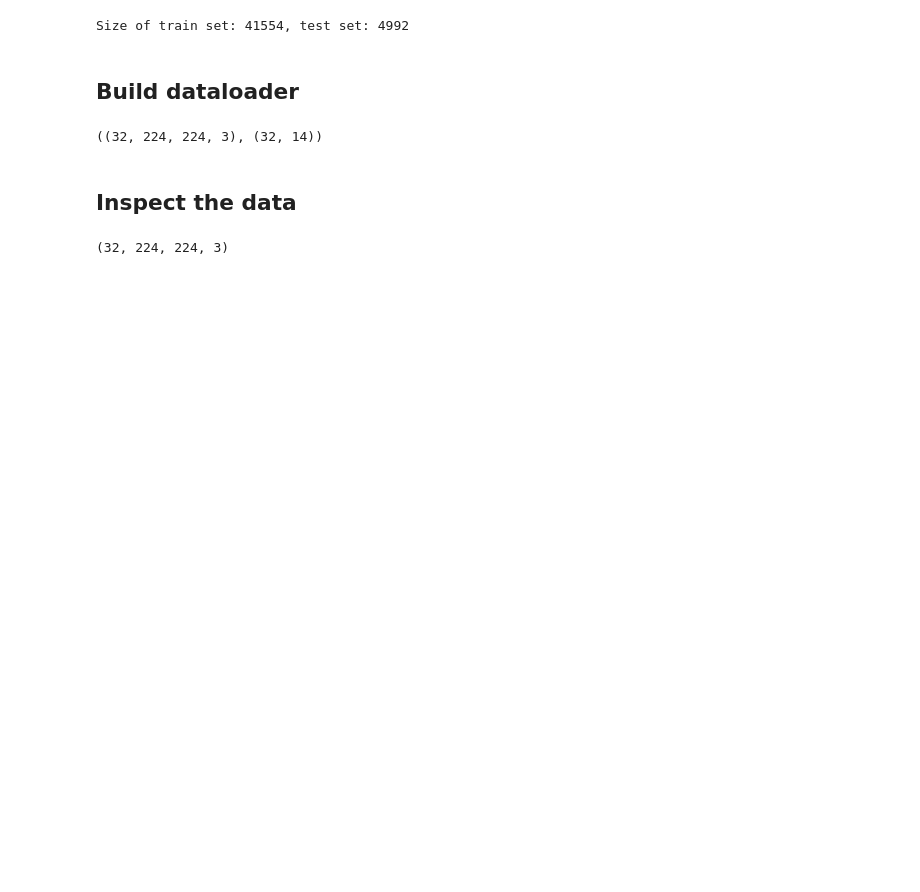
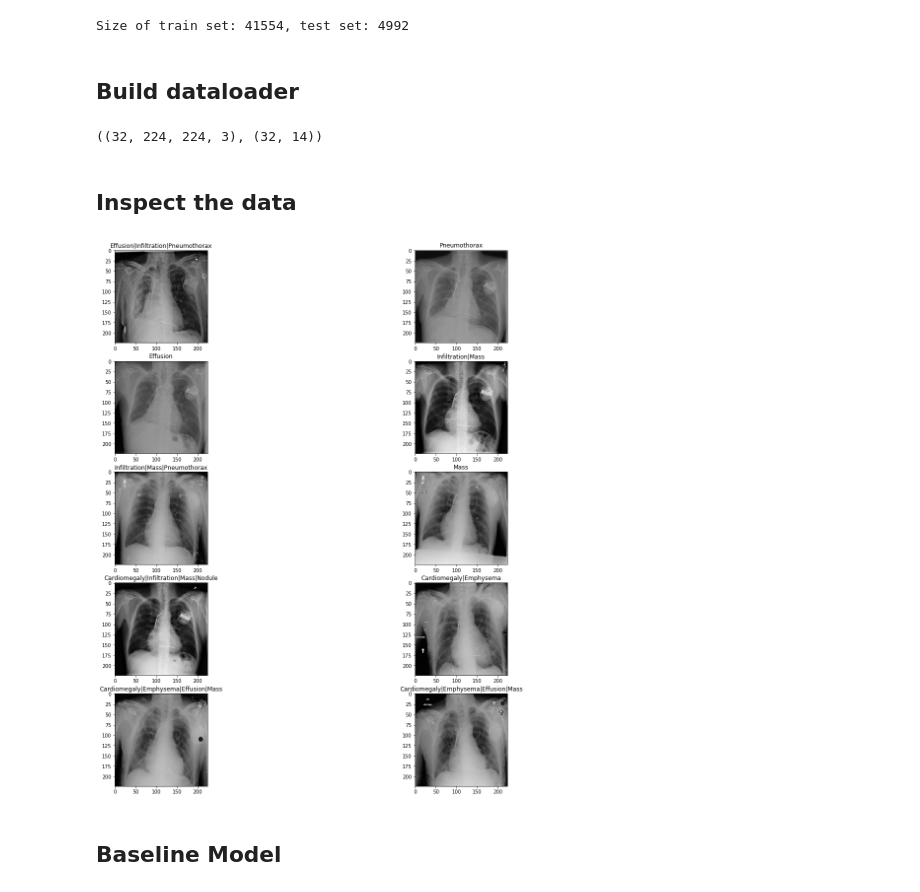
Before and after one commit to mike-holcomb/curaeaidlhw-codelab3-chestxray8, a Jupyter notebook: code-lab-3-chestxray8-curaeaidlhw.ipynb, the cells around one changed output. Drawn from its saved outputs; the diff is of its cells as text; code cells hidden in the pictures; blank space fills up the shorter version.

Commit message:
First model draft

```diff
--- a/code-lab-3-chestxray8-curaeaidlhw.ipynb
+++ b/code-lab-3-chestxray8-curaeaidlhw.ipynb
@@ -164,14 +178,20 @@ class ChestXraySequence(Sequence):
         batch_x = self.x[idx * self.batch_size:(idx + 1) * self.batch_size]
         batch_y = self.y[idx * self.batch_size:(idx + 1) * self.batch_size]
 
-        return np.repeat((np.array([
-            imread(os.path.join(self.folder, file_name))
-               for file_name in batch_x])/255.).reshape(self.batch_size,224,224,1),3,3), np.array(batch_y)
+        img_batch = np.repeat((np.array([ imread(os.path.join(self.folder, file_name),as_gray=True) for file_name in batch_x],
+                                         dtype=np.float32)/255.).reshape(self.batch_size,224,224,1),3,3)
+
+        return img_batch, np.array(batch_y)
 # %%
+BATCH_SIZE=32
 train_seq = ChestXraySequence(x_set=train_x,
                               y_set=train_y,
-                              batch_size=32,
+                              batch_size=BATCH_SIZE,
                               folder=os.path.join(DATA_DIR,'train_val','images','train'))
+test_seq = ChestXraySequence(x_set=train_x,
+                              y_set=train_y,
+                              batch_size=BATCH_SIZE,
+                              folder=os.path.join(DATA_DIR,'train_val','images','test'))
 # %%
 x, y = train_seq[1]
 # %%
@@ -185,7 +205,7 @@ sample_img, sample_y = x[:10], y[:10]
 # %%
 fig, ax = plt.subplots(5,2, figsize=(20,20))
 for i, (img, label) in enumerate(zip(sample_img, sample_y)):
-    ax[i//2,i%2].title.set_text("Metastases" if label == 1 else "No Metastases")
+    ax[i//2,i%2].title.set_text(convert_to_label_string(label))
     ax[i//2,i%2].imshow(img)
 # %% [output]
-(32, 224, 224, 3)
+[figure, added]
@@ -193,0 +212,2 @@ https://tfhub.dev/google/imagenet/mobilenet_v2_035_160/classification/3
+# %% [markdown]
+## Baseline Model
```
Also changed, not shown: parts of 9 cells of this notebook.
